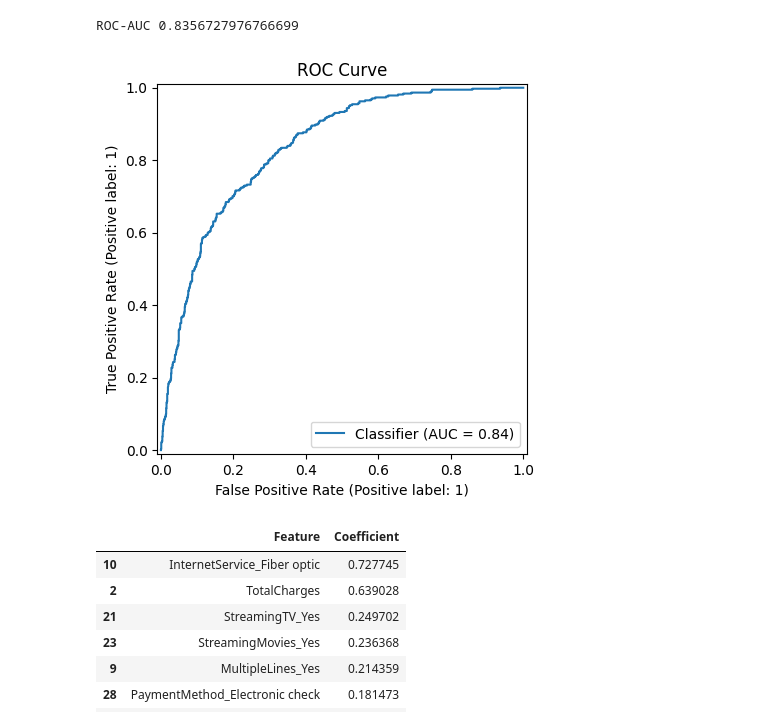
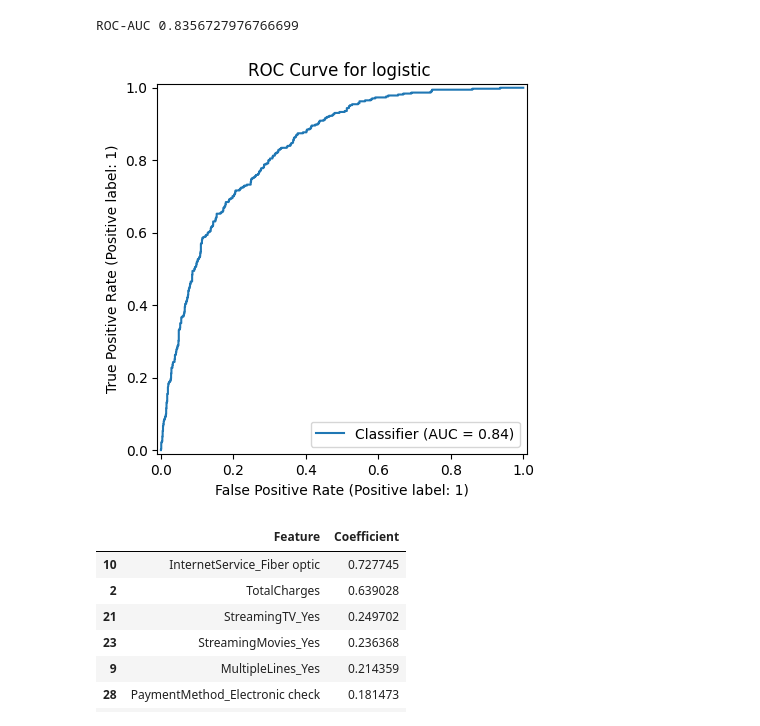
Before and after one commit to Prakash-Kumar-Badaila/churn_prediction_system, a Jupyter notebook: notebooks/churn_prediction.ipynb, the cells around one changed output. Saved outputs shown, nothing was run; the diff lists cells and outputs as text; code cells hidden in the pictures.

```diff
--- a/notebooks/churn_prediction.ipynb
+++ b/notebooks/churn_prediction.ipynb
@@ -554,12 +554,12 @@ ROC-AUC 0.8356727976766699
 # %%
 RocCurveDisplay.from_predictions(
     y_test,
     y_prob
 )
-plt.title("ROC Curve")
+plt.title("ROC Curve for logistic ")
 plt.show()
 # %% [output]
-[figure, old version]
+[figure, new version]
 # %%
 #Features importance
 coefficients = pd.DataFrame({
```
Also changed, not shown: parts of 5 cells of this notebook, 6 other files.
